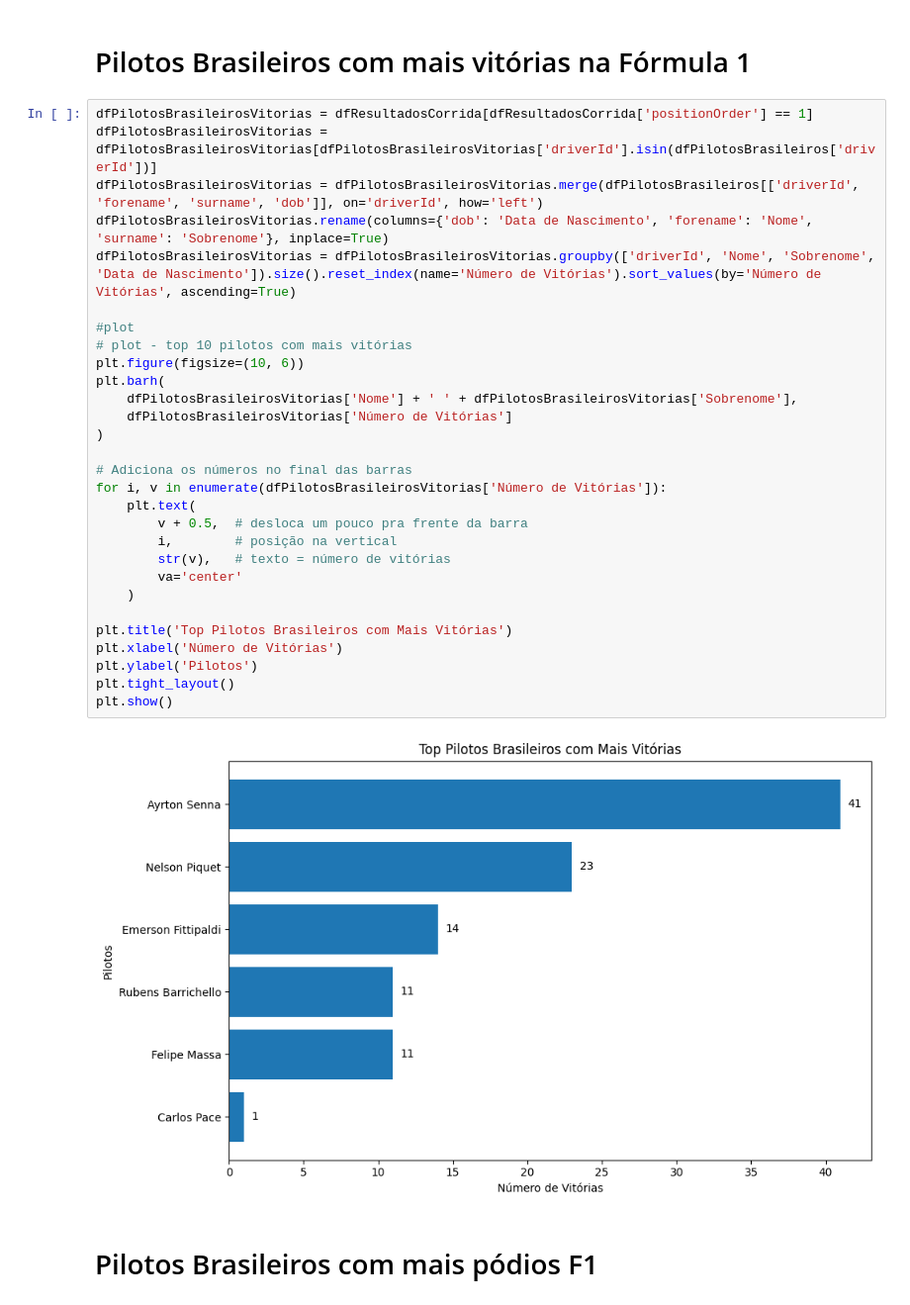
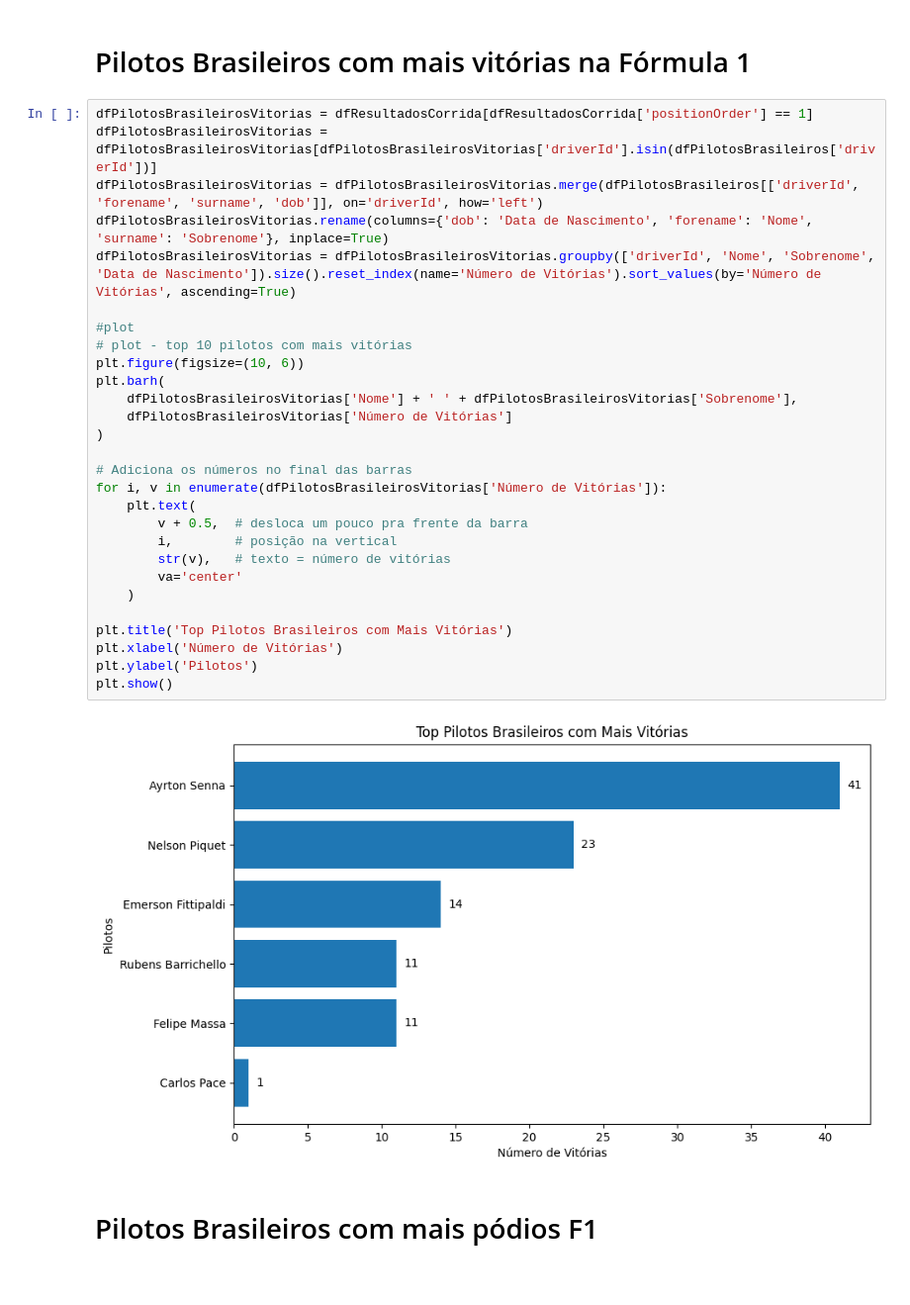
Before and after one commit to Bressane06/estudosPandas, a Jupyter notebook: notebooks/formula1-1950-2024/dadosBrasileirosF1.ipynb, the cells around one changed output. Shown: that part at 99% size. Drawn from its saved outputs; the diff is of its cells as text.

```diff
--- a/notebooks/formula1-1950-2024/dadosBrasileirosF1.ipynb
+++ b/notebooks/formula1-1950-2024/dadosBrasileirosF1.ipynb
@@ -52,34 +52,33 @@ See the caveats in the documentation: https://pandas.pydata.org/pandas-docs/stab
 # %%
 dfPilotosBrasileirosVitorias = dfResultadosCorrida[dfResultadosCorrida['positionOrder'] == 1]
 dfPilotosBrasileirosVitorias = dfPilotosBrasileirosVitorias[dfPilotosBrasileirosVitorias['driverId'].isin(dfPilotosBrasileiros['driverId'])]
 dfPilotosBrasileirosVitorias = dfPilotosBrasileirosVitorias.merge(dfPilotosBrasileiros[['driverId', 'forename', 'surname', 'dob']], on='driverId', how='left')
 dfPilotosBrasileirosVitorias.rename(columns={'dob': 'Data de Nascimento', 'forename': 'Nome', 'surname': 'Sobrenome'}, inplace=True)
 dfPilotosBrasileirosVitorias = dfPilotosBrasileirosVitorias.groupby(['driverId', 'Nome', 'Sobrenome', 'Data de Nascimento']).size().reset_index(name='Número de Vitórias').sort_values(by='Número de Vitórias', ascending=True)
 
 #plot
 # plot - top 10 pilotos com mais vitórias
 plt.figure(figsize=(10, 6))
 plt.barh(
     dfPilotosBrasileirosVitorias['Nome'] + ' ' + dfPilotosBrasileirosVitorias['Sobrenome'],
     dfPilotosBrasileirosVitorias['Número de Vitórias']
 )
 
 # Adiciona os números no final das barras
 for i, v in enumerate(dfPilotosBrasileirosVitorias['Número de Vitórias']):
     plt.text(
         v + 0.5,  # desloca um pouco pra frente da barra
         i,        # posição na vertical
         str(v),   # texto = número de vitórias
         va='center'
     )
 
 plt.title('Top Pilotos Brasileiros com Mais Vitórias')
 plt.xlabel('Número de Vitórias')
 plt.ylabel('Pilotos')
-plt.tight_layout()
 plt.show()
 # %% [output]
-[figure, old version]
+[figure, new version]
 # %% [markdown]
 # Pilotos Brasileiros com mais pódios F1
 # %%
```
Also changed, not shown: 3 other files.
